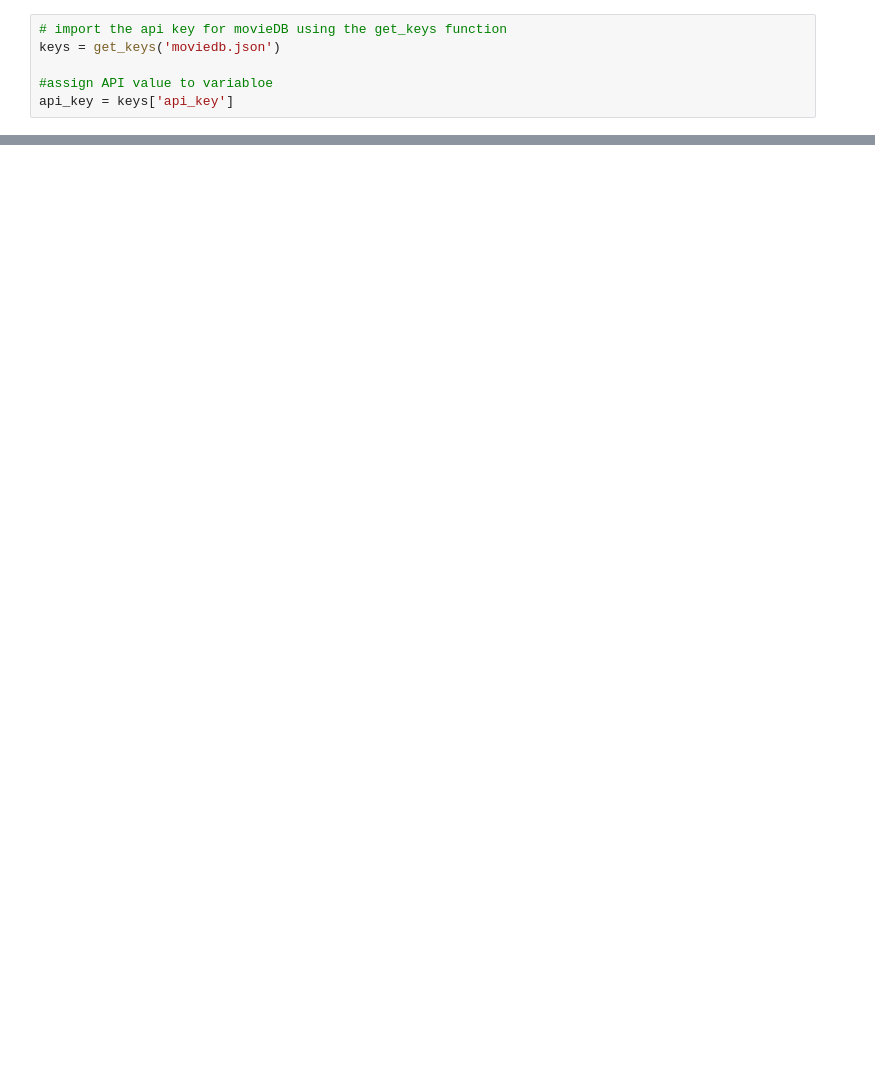
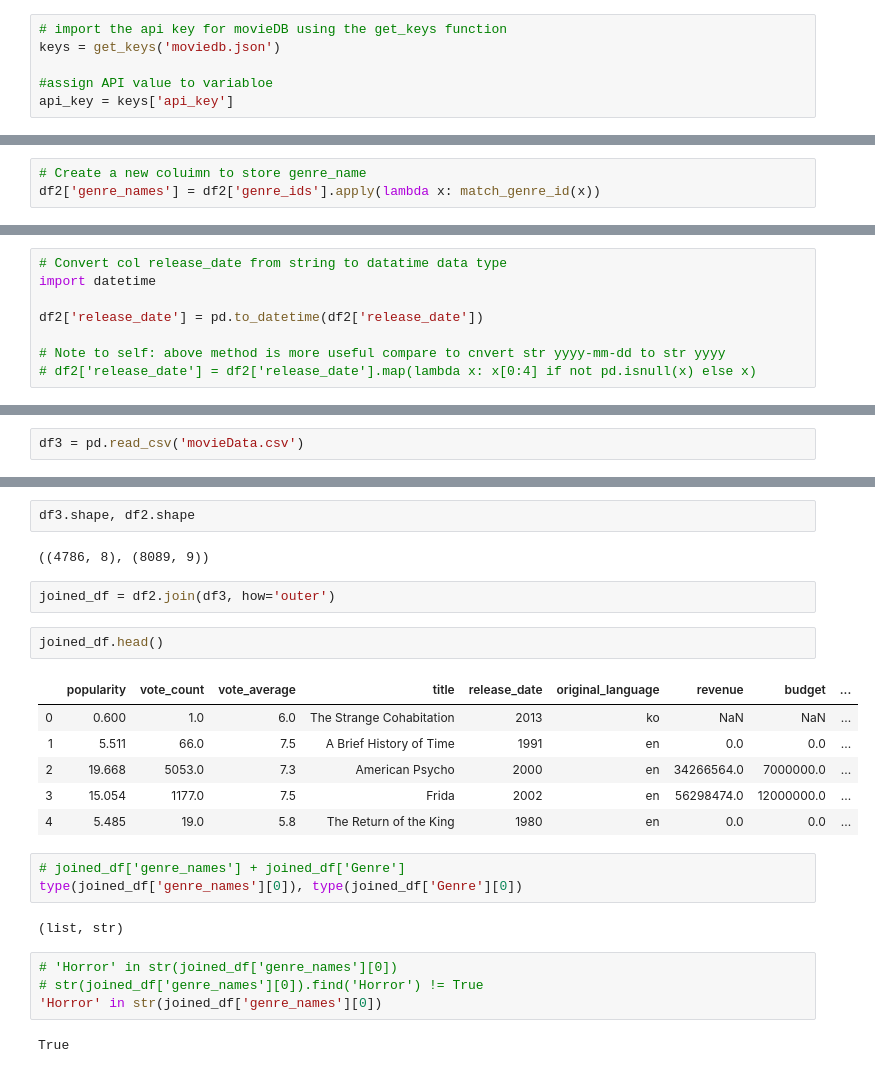
Before and after one commit to CaryMosley/Mod1Project, a Jupyter notebook: MovieStatistics.ipynb, the cells around one changed output, grey strips where cells are left out. Cells and saved outputs as stored; diff of their text form; blank space fills up the shorter version.

```diff
--- a/MovieStatistics.ipynb
+++ b/MovieStatistics.ipynb
@@ -184,0 +331,3 @@ df2.head()
+# %%
+# Create a new coluimn to store genre_name
+df2['genre_names'] = df2['genre_ids'].apply(lambda x: match_genre_id(x))
@@ -184,0 +337,8 @@ df2.head()
+# %%
+# Convert col release_date from string to datatime data type
+import datetime
+
+df2['release_date'] = pd.to_datetime(df2['release_date'])
+
+# Note to self: above method is more useful compare to cnvert str yyyy-mm-dd to str yyyy
+# df2['release_date'] = df2['release_date'].map(lambda x: x[0:4] if not pd.isnull(x) else x)
@@ -184,0 +379,2 @@ df2.head()
+# %%
+df3 = pd.read_csv('movieData.csv')
@@ -184,0 +390,26 @@ df2.head()
+# %%
+df3.shape, df2.shape
+# %% [output]
+((4786, 8), (8089, 9))
+# %%
+joined_df = df2.join(df3, how='outer')
+# %%
+joined_df.head()
+# %% [output]
+|  | popularity | vote_count | vote_average | title | release_date | original_language | revenue | budget | ... |
+| 0 | 0.600 | 1.0 | 6.0 | The Strange Cohabitation | 2013 | ko | NaN | NaN | ... |
+| 1 | 5.511 | 66.0 | 7.5 | A Brief History of Time | 1991 | en | 0.0 | 0.0 | ... |
+| 2 | 19.668 | 5053.0 | 7.3 | American Psycho | 2000 | en | 34266564.0 | 7000000.0 | ... |
+| 3 | 15.054 | 1177.0 | 7.5 | Frida | 2002 | en | 56298474.0 | 12000000.0 | ... |
+| 4 | 5.485 | 19.0 | 5.8 | The Return of the King | 1980 | en | 0.0 | 0.0 | ... |
+# %%
+# joined_df['genre_names'] + joined_df['Genre']
+type(joined_df['genre_names'][0]), type(joined_df['Genre'][0])
+# %% [output]
+(list, str)
+# %%
+# 'Horror' in str(joined_df['genre_names'][0])
+# str(joined_df['genre_names'][0]).find('Horror') != True
+'Horror' in str(joined_df['genre_names'][0])
+# %% [output]
+True
```
Also changed, not shown: parts of 52 cells of this notebook.
